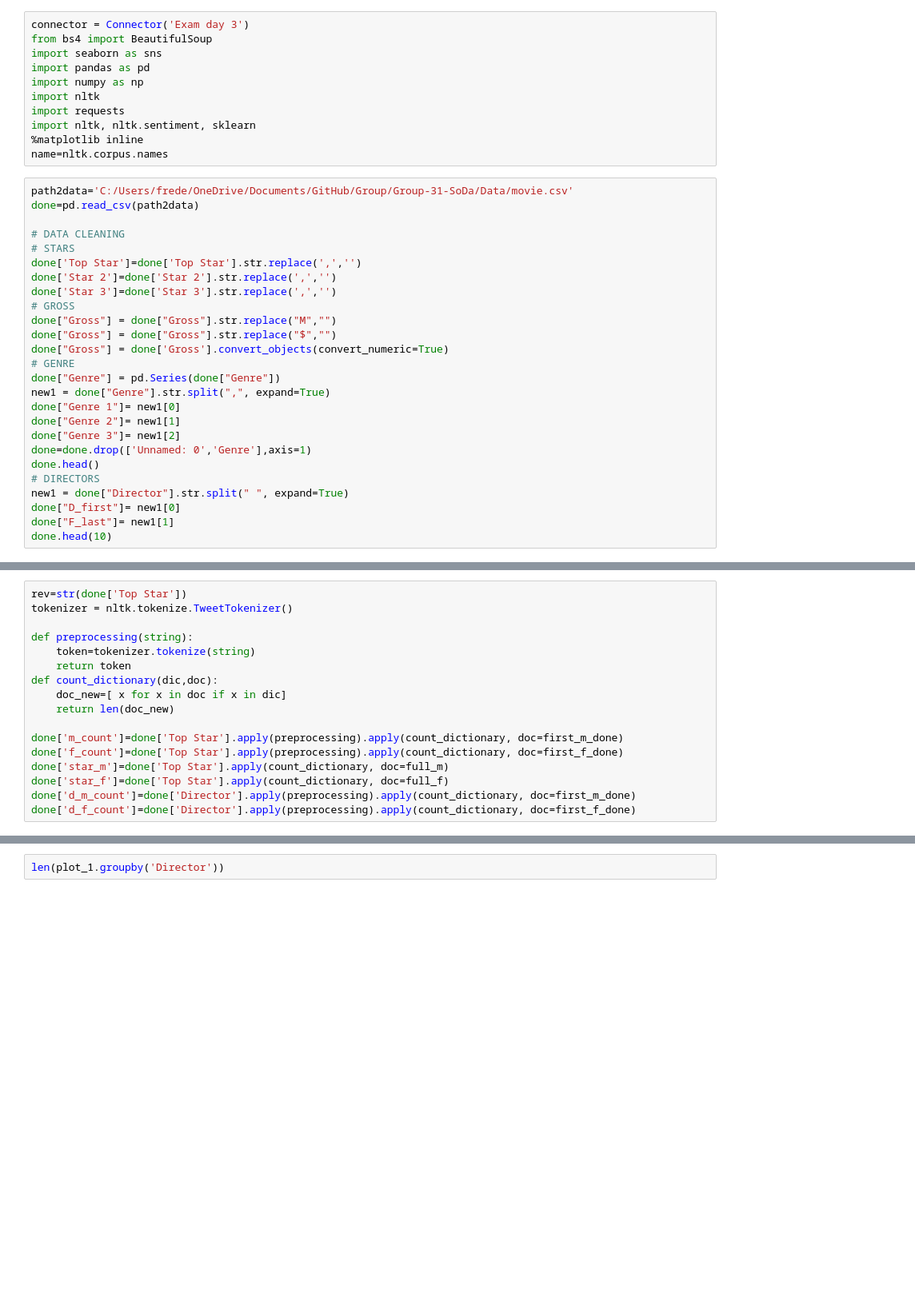
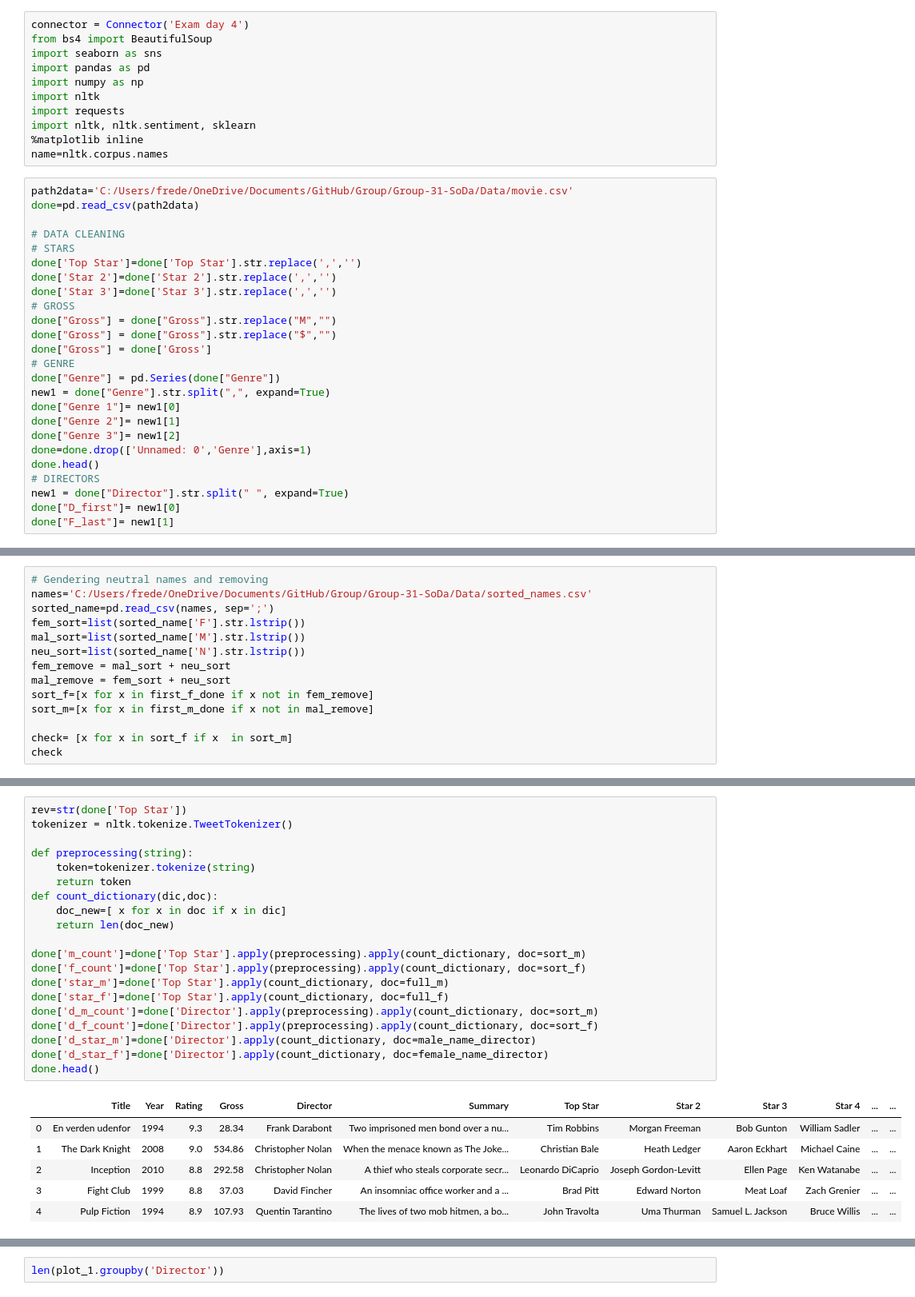
Before and after one commit to jbjornholm/Group-31-SoDa, a Jupyter notebook: Frederik/Exam/Matching.ipynb, the cells around one changed output, grey strips where cells are left out. Shown at 80% size. Drawn from its saved outputs; the diff is of its cells as text; blank space fills up the shorter version.

Commit message:
Gender

```diff
--- a/Frederik/Exam/Matching.ipynb
+++ b/Frederik/Exam/Matching.ipynb
@@ -126,7 +126,7 @@ class Connector():
     ## connector.browser.page_source will give you the html.
       return None,call_id
 # %%
-connector = Connector('Exam day 3')
+connector = Connector('Exam day 4')
 from bs4 import BeautifulSoup
 import seaborn as sns
 import pandas as pd
@@ -148,7 +148,7 @@ done['Star 3']=done['Star 3'].str.replace(',','')
 # GROSS
 done["Gross"] = done["Gross"].str.replace("M","")
 done["Gross"] = done["Gross"].str.replace("$","")
-done["Gross"] = done['Gross'].convert_objects(convert_numeric=True)
+done["Gross"] = done['Gross']
 # GENRE
 done["Genre"] = pd.Series(done["Genre"])
 new1 = done["Genre"].str.split(",", expand=True)
@@ -161,4 +161,3 @@ done.head()
 new1 = done["Director"].str.split(" ", expand=True)
 done["D_first"]= new1[0]
 done["F_last"]= new1[1]
-done.head(10)
@@ -304,0 +247,14 @@ oc_new
+# %%
+# Gendering neutral names and removing
+names='C:/Users/frede/OneDrive/Documents/GitHub/Group/Group-31-SoDa/Data/sorted_names.csv'
+sorted_name=pd.read_csv(names, sep=';')
+fem_sort=list(sorted_name['F'].str.lstrip())
+mal_sort=list(sorted_name['M'].str.lstrip())
+neu_sort=list(sorted_name['N'].str.lstrip())
+fem_remove = mal_sort + neu_sort
+mal_remove = fem_sort + neu_sort
+sort_f=[x for x in first_f_done if x not in fem_remove]
+sort_m=[x for x in first_m_done if x not in mal_remove]
+
+check= [x for x in sort_f if x  in sort_m]
+check
@@ -305,17 +263,27 @@ oc_new
 # %%
 rev=str(done['Top Star'])
 tokenizer = nltk.tokenize.TweetTokenizer()
 
 def preprocessing(string):
     token=tokenizer.tokenize(string)
     return token
 def count_dictionary(dic,doc):
     doc_new=[ x for x in doc if x in dic]
     return len(doc_new)
 
-done['m_count']=done['Top Star'].apply(preprocessing).apply(count_dictionary, doc=first_m_done)
-done['f_count']=done['Top Star'].apply(preprocessing).apply(count_dictionary, doc=first_f_done)
+done['m_count']=done['Top Star'].apply(preprocessing).apply(count_dictionary, doc=sort_m)
+done['f_count']=done['Top Star'].apply(preprocessing).apply(count_dictionary, doc=sort_f)
 done['star_m']=done['Top Star'].apply(count_dictionary, doc=full_m)
 done['star_f']=done['Top Star'].apply(count_dictionary, doc=full_f)
-done['d_m_count']=done['Director'].apply(preprocessing).apply(count_dictionary, doc=first_m_done)
-done['d_f_count']=done['Director'].apply(preprocessing).apply(count_dictionary, doc=first_f_done)
+done['d_m_count']=done['Director'].apply(preprocessing).apply(count_dictionary, doc=sort_m)
+done['d_f_count']=done['Director'].apply(preprocessing).apply(count_dictionary, doc=sort_f)
+done['d_star_m']=done['Director'].apply(count_dictionary, doc=male_name_director)
+done['d_star_f']=done['Director'].apply(count_dictionary, doc=female_name_director)
+done.head()
+# %% [output]
+|  | Title | Year | Rating | Gross | Director | Summary | Top Star | Star 2 | Star 3 | Star 4 | ... | ... |
+| 0 | En verden udenfor | 1994 | 9.3 | 28.34 | Frank Darabont | Two imprisoned men bond over a nu... | Tim Robbins | Morgan Freeman | Bob Gunton | William Sadler | ... | ... |
+| 1 | The Dark Knight | 2008 | 9.0 | 534.86 | Christopher Nolan | When the menace known as The Joke... | Christian Bale | Heath Ledger | Aaron Eckhart | Michael Caine | ... | ... |
+| 2 | Inception | 2010 | 8.8 | 292.58 | Christopher Nolan | A thief who steals corporate secr... | Leonardo DiCaprio | Joseph Gordon-Levitt | Ellen Page | Ken Watanabe | ... | ... |
+| 3 | Fight Club | 1999 | 8.8 | 37.03 | David Fincher | An insomniac office worker and a ... | Brad Pitt | Edward Norton | Meat Loaf | Zach Grenier | ... | ... |
+| 4 | Pulp Fiction | 1994 | 8.9 | 107.93 | Quentin Tarantino | The lives of two mob hitmen, a bo... | John Travolta | Uma Thurman | Samuel L. Jackson | Bruce Willis | ... | ... |
```
Also changed, not shown: parts of 10 cells of this notebook, 5 other files.
